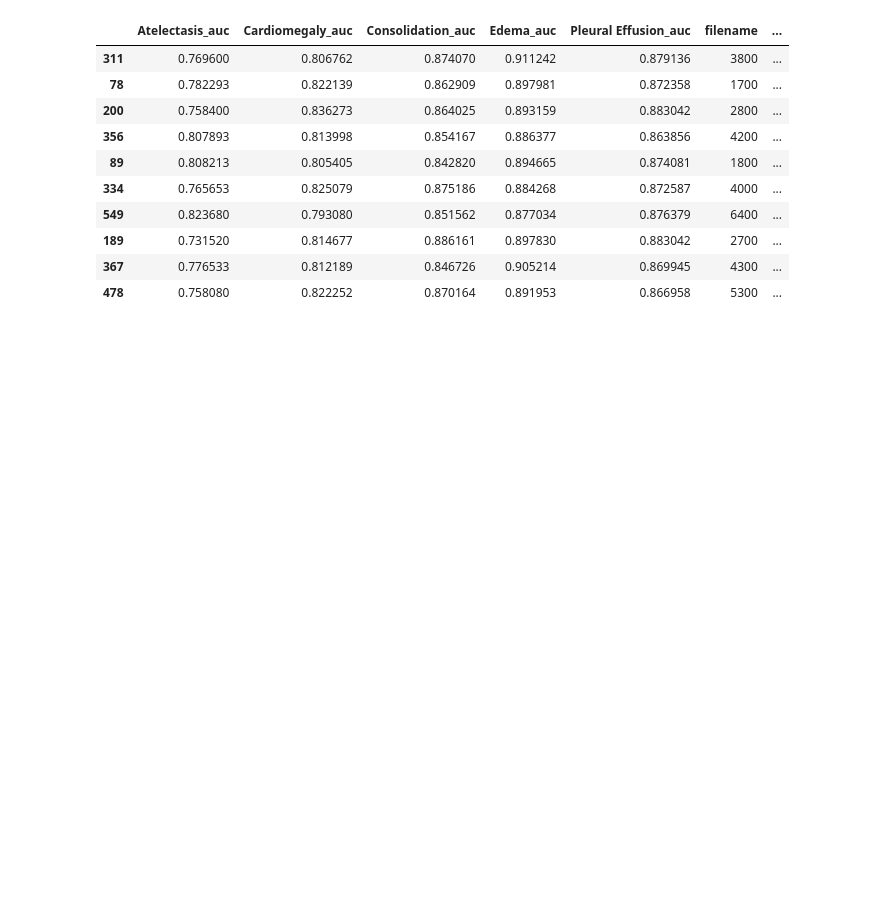
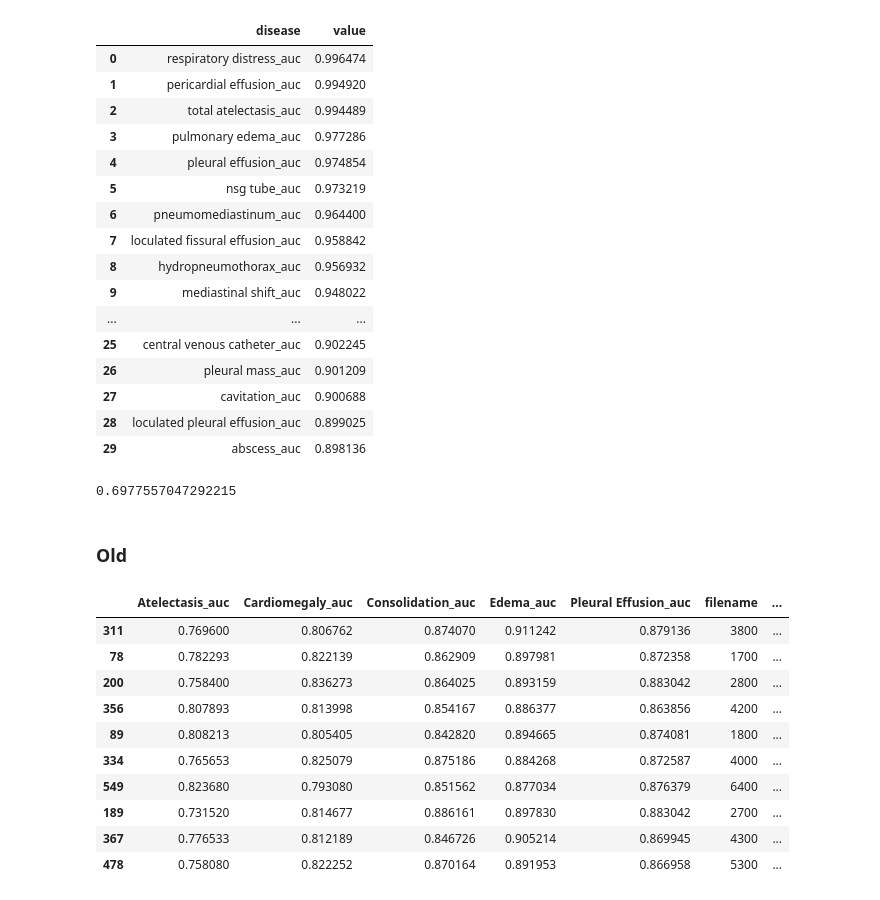
Before and after one commit to peterhan91/CheXzero, a Jupyter notebook: notebooks/get_benchmarks.ipynb, the cells around one changed output. Cells and saved outputs as stored; diff of their text form; code cells hidden in the pictures; blank space fills up the shorter version.

```diff
--- a/notebooks/get_benchmarks.ipynb
+++ b/notebooks/get_benchmarks.ipynb
@@ -7,6 +7,36 @@ import matplotlib.pyplot as plt
 
 from IPython.core.interactiveshell import InteractiveShell
 InteractiveShell.ast_node_interactivity = "all"
+# %%
+df = pd.read_csv('/home/than/DeepLearning/cxr_concept/CheXzero/checkpoints/dinov2-multi-v1.0_vitb/test_results/padchest_test_results.csv')
+# f = df[['Atelectasis_auc', 'Cardiomegaly_auc', 'Consolidation_auc', 'Edema_auc', 'Pleural Effusion_auc']]
+df = df.transpose().reset_index().dropna()
+df.columns = ['disease', 'value']
+df = df.sort_values(by='value', ascending=False).reset_index(drop=True)
+df.head(30)
+df['value'] = df['value'].astype(float)
+df['value'].mean()
+# %% [output]
+|  | disease | value |
+| 0 | respiratory distress_auc | 0.996474 |
+| 1 | pericardial effusion_auc | 0.994920 |
+| 2 | total atelectasis_auc | 0.994489 |
+| 3 | pulmonary edema_auc | 0.977286 |
+| 4 | pleural effusion_auc | 0.974854 |
+| 5 | nsg tube_auc | 0.973219 |
+| 6 | pneumomediastinum_auc | 0.964400 |
+| 7 | loculated fissural effusion_auc | 0.958842 |
+| 8 | hydropneumothorax_auc | 0.956932 |
+| 9 | mediastinal shift_auc | 0.948022 |
+| ... | ... | ... |
+| 25 | central venous catheter_auc | 0.902245 |
+| 26 | pleural mass_auc | 0.901209 |
+| 27 | cavitation_auc | 0.900688 |
+| 28 | loculated pleural effusion_auc | 0.899025 |
+| 29 | abscess_auc | 0.898136 |
+0.6977557047292215
+# %% [markdown]
+### Old
 # %%
 files = "/home/than/DeepLearning/CheXzero/checkpoints/pt-imp-v3.0/*.csv"
 files = glob(files)
```
Also changed, not shown: 12 other files.
